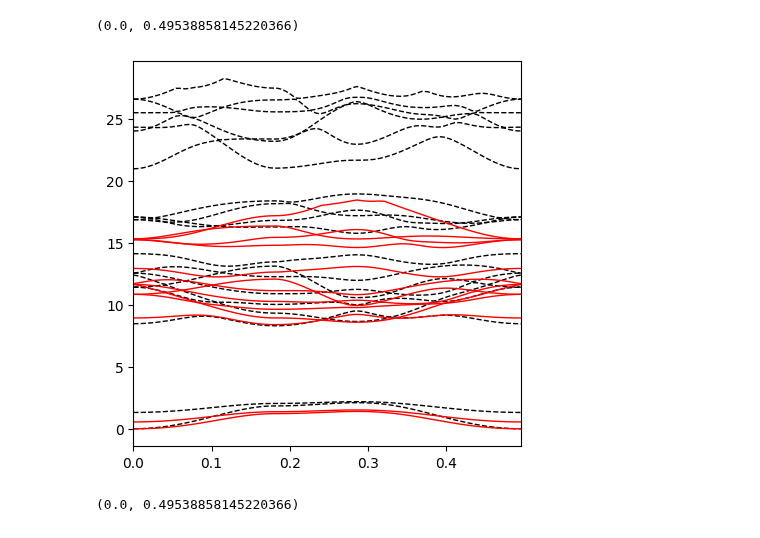
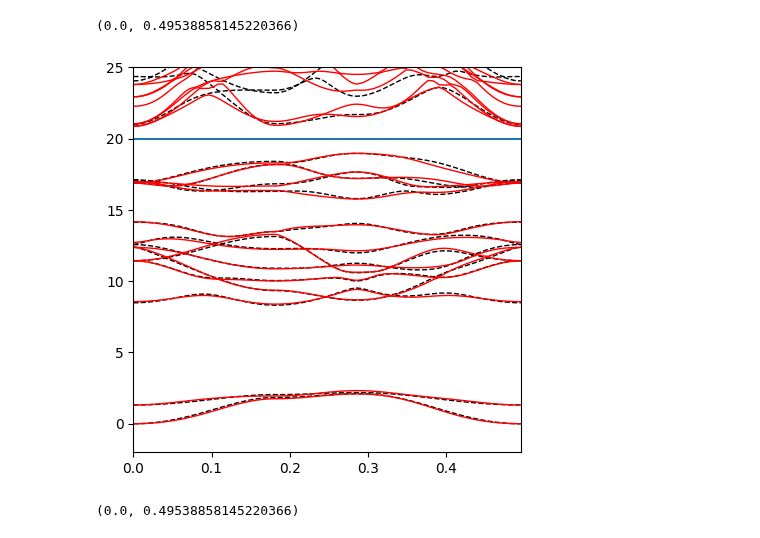
Before and after one commit to deepmodeling/DeePTB, a Jupyter notebook: examples/mos2/band_plot.ipynb, the cells around one changed output. Drawn from its saved outputs; the diff is of its cells as text; code cells hidden in the pictures.

```diff
--- a/examples/mos2/band_plot.ipynb
+++ b/examples/mos2/band_plot.ipynb
@@ -16,3 +18,8 @@ model = DFTBSK(basis=basis, skdata=sk_path,overlap=True)
+# %%
+#model = build_model('./mos2_dftb.json')
+model = build_model('./nnsk_nos/checkpoint/nnsk.ep500.pth')
+
+#model.ovp_factor = torch.tensor(0.0)
 # %%
 task_options={
         "task": "band",
@@ -33,7 +40,7 @@ task_options={
 kpath_kwargs = task_options
 
 stru_data = "./data/struct.vasp"
-AtomicData_options = {"r_max": 5.0,"er_max": 3.5, "oer_max":1.6, "pbc": True}
+AtomicData_options = {"r_max": 5.3,"er_max": 3.5, "oer_max":1.6, "pbc": True}
 
 bcal = Band(model=model,
             use_gui=False,
@@ -49,16 +56,17 @@ eigenstatus = bcal.get_bands(data=stru_data,
 # %%
 ref_band = np.loadtxt('./data/BANDS_1.dat')
 plt.figure(figsize=(5,5),dpi=100)
 xx = eigenstatus["xlist"]
 #plt.plot(eigenstatus['xlist'], eigenstatus['eigenvalues'] - eigenstatus['E_fermi'], 'r-',lw=1)
 plt.plot(ref_band[:,1], ref_band[:,2+4:] - np.min(ref_band[:,2+4:]),'k--',lw=1)
-plt.plot(eigenstatus['xlist'], eigenstatus['eigenvalues'][:,0:9+3]- np.min(eigenstatus['eigenvalues']), 'r-',lw=1)
+plt.plot(eigenstatus['xlist'], eigenstatus['eigenvalues'][:,0:]- np.min(eigenstatus['eigenvalues']), 'r-',lw=1)
 #plt.plot(band['xcoords'],band['eigenvalues']-np.min(band['eigenvalues']),'k--',ms=2)
-#plt.ylim(-2,20)
+plt.axhline(20)
+plt.ylim(-2,25)
 plt.xlim(xx.min(), xx.max())
 # %% [output]
 (0.0, 0.49538858145220366)
-[figure, old version]
+[figure, new version]
 # %%
 common_options= {
             "basis": {
```
Also changed, not shown: parts of 4 cells of this notebook, 13 other files.
